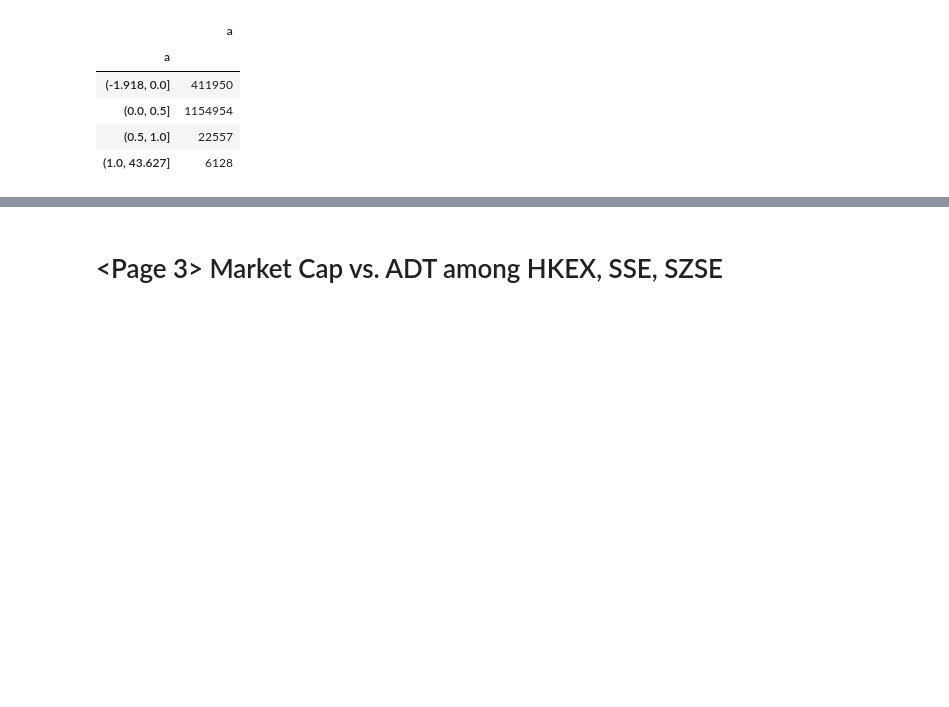
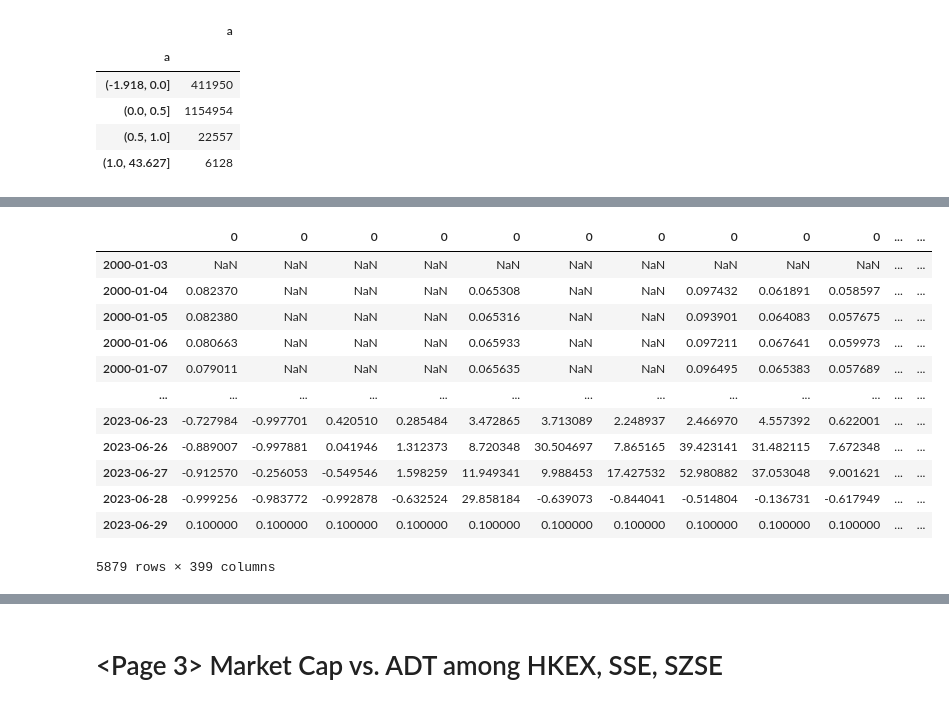
Before and after one commit to ckyma/exchatbook, a Jupyter notebook: getYahooData.ipynb, the cells around one changed output, grey strips where cells are left out. Cells and saved outputs as stored; diff of their text form; code cells hidden in the pictures; blank space fills up the shorter version.

```diff
--- a/getYahooData.ipynb
+++ b/getYahooData.ipynb
@@ -1379,0 +1502,34 @@ df.groupby(pd.cut(df.a, ranges)).count()
+# %%
+# IRR of JOX N400
+n400_irr = pd.DataFrame()
+
+for ticker, data in n400_close_data_filtered.items():
+    last_date = pd.Series.last_valid_index(data)
+    last_value = data[pd.Series.last_valid_index(data)]
+
+    tempdata = pd.Series(dtype='float64')
+    for index, value in data.items():
+        if not pd.isna(value):
+            temp = pd.Series(xirr([index, last_date], [-abs(value), last_value]), index = [index], dtype='float64')
+        else:
+            temp = pd.Series(None, index = [index], dtype='float64')
+        tempdata = pd.concat([tempdata, temp])
+
+    # hsci_irr[ticker] = tempdata
+    n400_irr = pd.concat([n400_irr, tempdata], axis=1)
+# %%
+n400_irr
+# %% [output]
+|  | 0 | 0 | 0 | 0 | 0 | 0 | 0 | 0 | 0 | 0 | ... | ... |
+| 2000-01-03 | NaN | NaN | NaN | NaN | NaN | NaN | NaN | NaN | NaN | NaN | ... | ... |
+| 2000-01-04 | 0.082370 | NaN | NaN | NaN | 0.065308 | NaN | NaN | 0.097432 | 0.061891 | 0.058597 | ... | ... |
+| 2000-01-05 | 0.082380 | NaN | NaN | NaN | 0.065316 | NaN | NaN | 0.093901 | 0.064083 | 0.057675 | ... | ... |
+| 2000-01-06 | 0.080663 | NaN | NaN | NaN | 0.065933 | NaN | NaN | 0.097211 | 0.067641 | 0.059973 | ... | ... |
+| 2000-01-07 | 0.079011 | NaN | NaN | NaN | 0.065635 | NaN | NaN | 0.096495 | 0.065383 | 0.057689 | ... | ... |
+| ... | ... | ... | ... | ... | ... | ... | ... | ... | ... | ... | ... | ... |
+| 2023-06-23 | -0.727984 | -0.997701 | 0.420510 | 0.285484 | 3.472865 | 3.713089 | 2.248937 | 2.466970 | 4.557392 | 0.622001 | ... | ... |
+| 2023-06-26 | -0.889007 | -0.997881 | 0.041946 | 1.312373 | 8.720348 | 30.504697 | 7.865165 | 39.423141 | 31.482115 | 7.672348 | ... | ... |
+| 2023-06-27 | -0.912570 | -0.256053 | -0.549546 | 1.598259 | 11.949341 | 9.988453 | 17.427532 | 52.980882 | 37.053048 | 9.001621 | ... | ... |
+| 2023-06-28 | -0.999256 | -0.983772 | -0.992878 | -0.632524 | 29.858184 | -0.639073 | -0.844041 | -0.514804 | -0.136731 | -0.617949 | ... | ... |
+| 2023-06-29 | 0.100000 | 0.100000 | 0.100000 | 0.100000 | 0.100000 | 0.100000 | 0.100000 | 0.100000 | 0.100000 | 0.100000 | ... | ... |
+5879 rows × 399 columns
```
Also changed, not shown: parts of 18 cells of this notebook, 7 other files.
